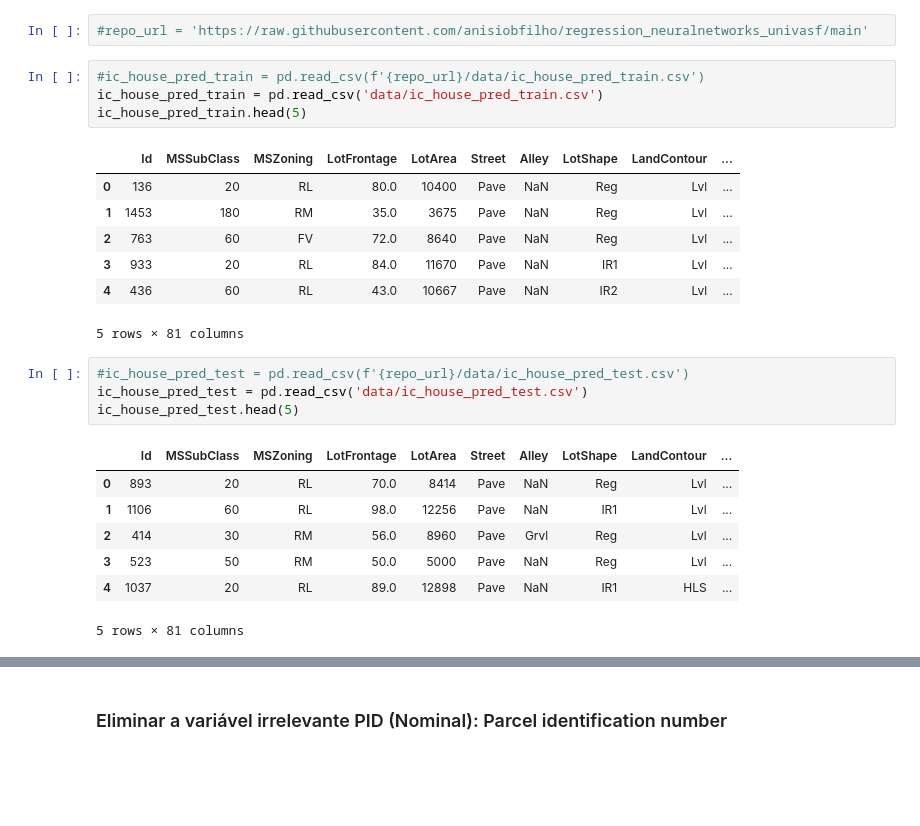
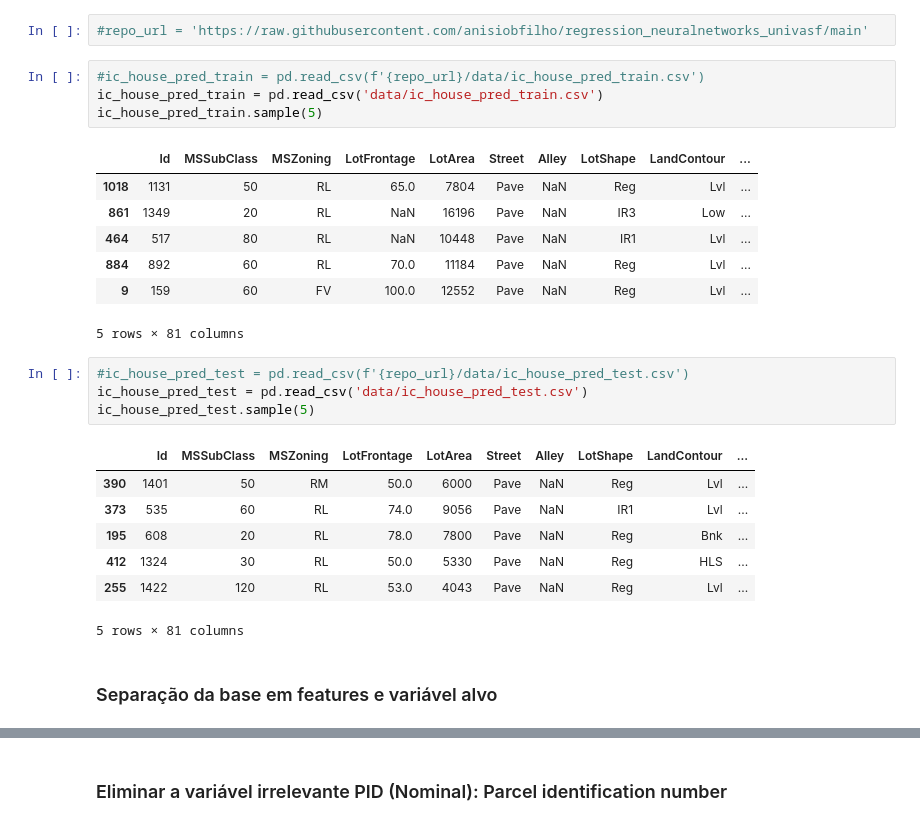
Before and after one commit to anisiobfilho/regression_neuralnetworks_univasf, a Jupyter notebook: Data-Selection_Preprocessing_Transformation.ipynb, the cells around one changed output, grey strips where cells are left out. Drawn from its saved outputs; the diff is of its cells as text; blank space fills up the shorter version.

```diff
--- a/Data-Selection_Preprocessing_Transformation.ipynb
+++ b/Data-Selection_Preprocessing_Transformation.ipynb
@@ -38,24 +38,26 @@ import matplotlib.pyplot as plt
 # %%
 #ic_house_pred_train = pd.read_csv(f'{repo_url}/data/ic_house_pred_train.csv')
 ic_house_pred_train = pd.read_csv('data/ic_house_pred_train.csv')
-ic_house_pred_train.head(5)
+ic_house_pred_train.sample(5)
 # %% [output]
 |  | Id | MSSubClass | MSZoning | LotFrontage | LotArea | Street | Alley | LotShape | LandContour | ... |
-| 0 | 136 | 20 | RL | 80.0 | 10400 | Pave | NaN | Reg | Lvl | ... |
-| 1 | 1453 | 180 | RM | 35.0 | 3675 | Pave | NaN | Reg | Lvl | ... |
-| 2 | 763 | 60 | FV | 72.0 | 8640 | Pave | NaN | Reg | Lvl | ... |
-| 3 | 933 | 20 | RL | 84.0 | 11670 | Pave | NaN | IR1 | Lvl | ... |
-| 4 | 436 | 60 | RL | 43.0 | 10667 | Pave | NaN | IR2 | Lvl | ... |
+| 1018 | 1131 | 50 | RL | 65.0 | 7804 | Pave | NaN | Reg | Lvl | ... |
+| 861 | 1349 | 20 | RL | NaN | 16196 | Pave | NaN | IR3 | Low | ... |
+| 464 | 517 | 80 | RL | NaN | 10448 | Pave | NaN | IR1 | Lvl | ... |
+| 884 | 892 | 60 | RL | 70.0 | 11184 | Pave | NaN | Reg | Lvl | ... |
+| 9 | 159 | 60 | FV | 100.0 | 12552 | Pave | NaN | Reg | Lvl | ... |
 5 rows × 81 columns
 # %%
 #ic_house_pred_test = pd.read_csv(f'{repo_url}/data/ic_house_pred_test.csv')
 ic_house_pred_test = pd.read_csv('data/ic_house_pred_test.csv')
-ic_house_pred_test.head(5)
+ic_house_pred_test.sample(5)
 # %% [output]
 |  | Id | MSSubClass | MSZoning | LotFrontage | LotArea | Street | Alley | LotShape | LandContour | ... |
-| 0 | 893 | 20 | RL | 70.0 | 8414 | Pave | NaN | Reg | Lvl | ... |
-| 1 | 1106 | 60 | RL | 98.0 | 12256 | Pave | NaN | IR1 | Lvl | ... |
-| 2 | 414 | 30 | RM | 56.0 | 8960 | Pave | Grvl | Reg | Lvl | ... |
-| 3 | 523 | 50 | RM | 50.0 | 5000 | Pave | NaN | Reg | Lvl | ... |
-| 4 | 1037 | 20 | RL | 89.0 | 12898 | Pave | NaN | IR1 | HLS | ... |
+| 390 | 1401 | 50 | RM | 50.0 | 6000 | Pave | NaN | Reg | Lvl | ... |
+| 373 | 535 | 60 | RL | 74.0 | 9056 | Pave | NaN | IR1 | Lvl | ... |
+| 195 | 608 | 20 | RL | 78.0 | 7800 | Pave | NaN | Reg | Bnk | ... |
+| 412 | 1324 | 30 | RL | 50.0 | 5330 | Pave | NaN | Reg | HLS | ... |
+| 255 | 1422 | 120 | RL | 53.0 | 4043 | Pave | NaN | Reg | Lvl | ... |
 5 rows × 81 columns
+# %% [markdown]
+### Separação da base em features e variável alvo
```
Also changed, not shown: parts of 43 cells of this notebook, 10 other files.
